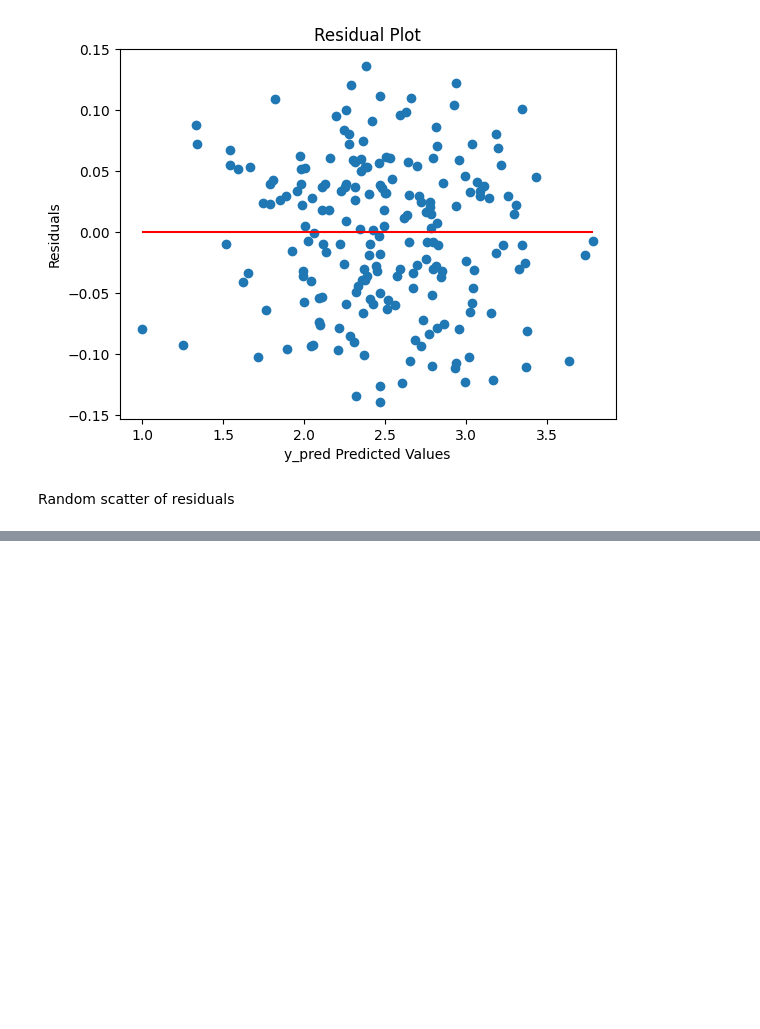
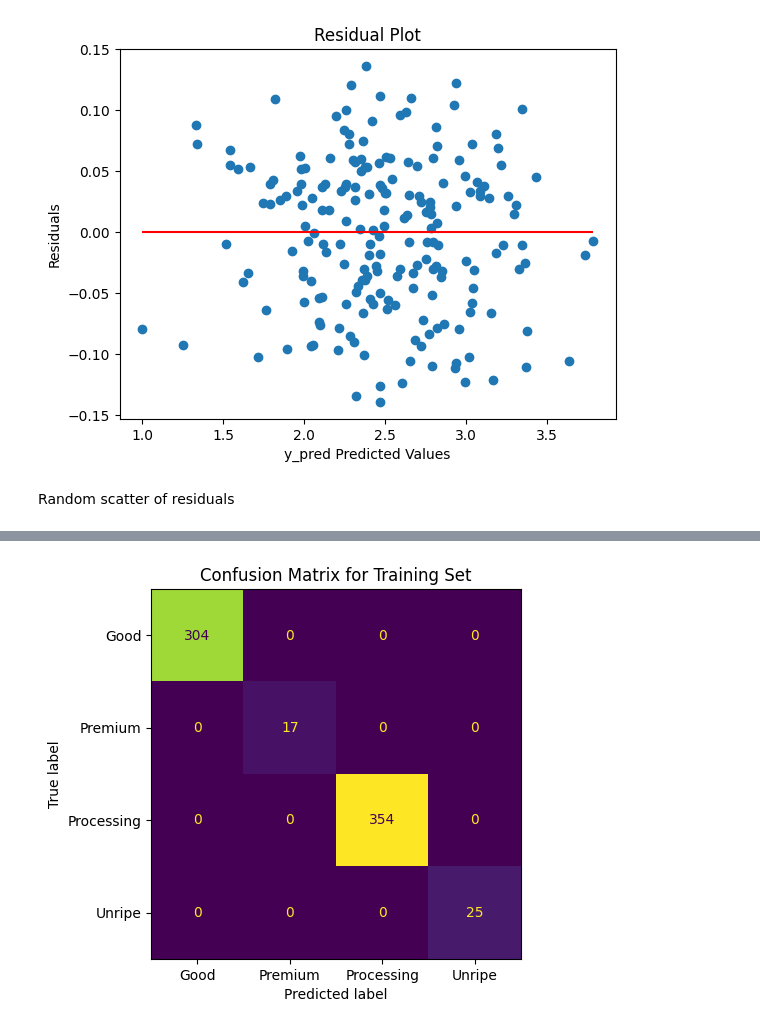
Before and after one commit to Prishab50/DS3021-Final-Project, a Jupyter notebook: bananaproject.ipynb, the cells around one changed output, grey strips where cells are left out. Cells and saved outputs as stored; diff of their text form; code cells hidden in the pictures; blank space fills up the shorter version.

```diff
--- a/bananaproject.ipynb
+++ b/bananaproject.ipynb
@@ -246,0 +329,14 @@ Random scatter of residuals
+# %%
+# Evaluate model on training set using confusion matrix
+
+y2_pred_train = model_2_pipeline.predict(X2_train)
+
+disp = ConfusionMatrixDisplay.from_predictions(
+    y2_train, y2_pred_train,
+    display_labels=le_target.classes_,
+    colorbar=False
+    )
+plt.title("Confusion Matrix for Training Set")
+plt.show()
+# %% [output]
+[figure, added]
```
Also changed, not shown: parts of 13 cells of this notebook, 1 other file.
